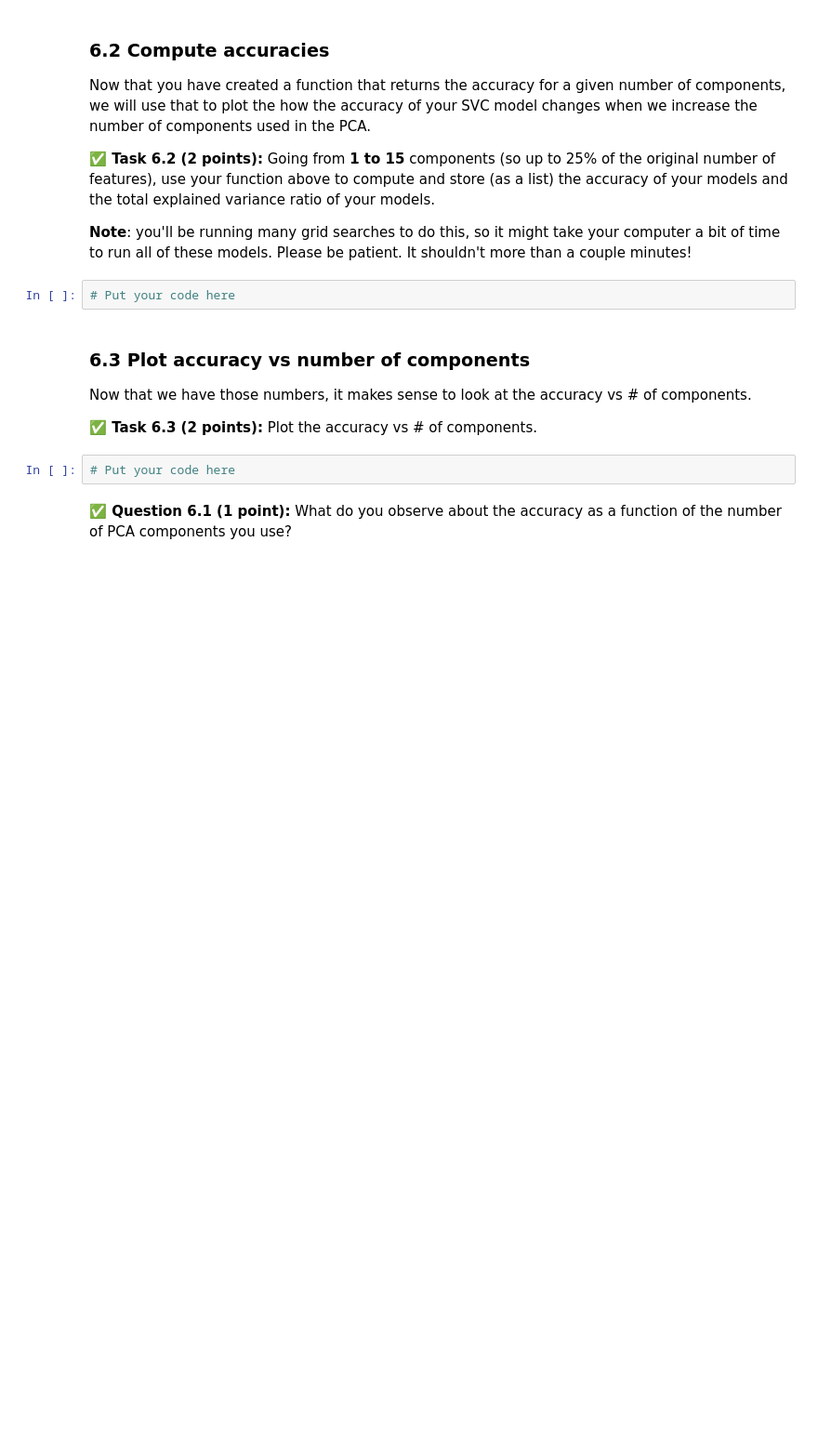
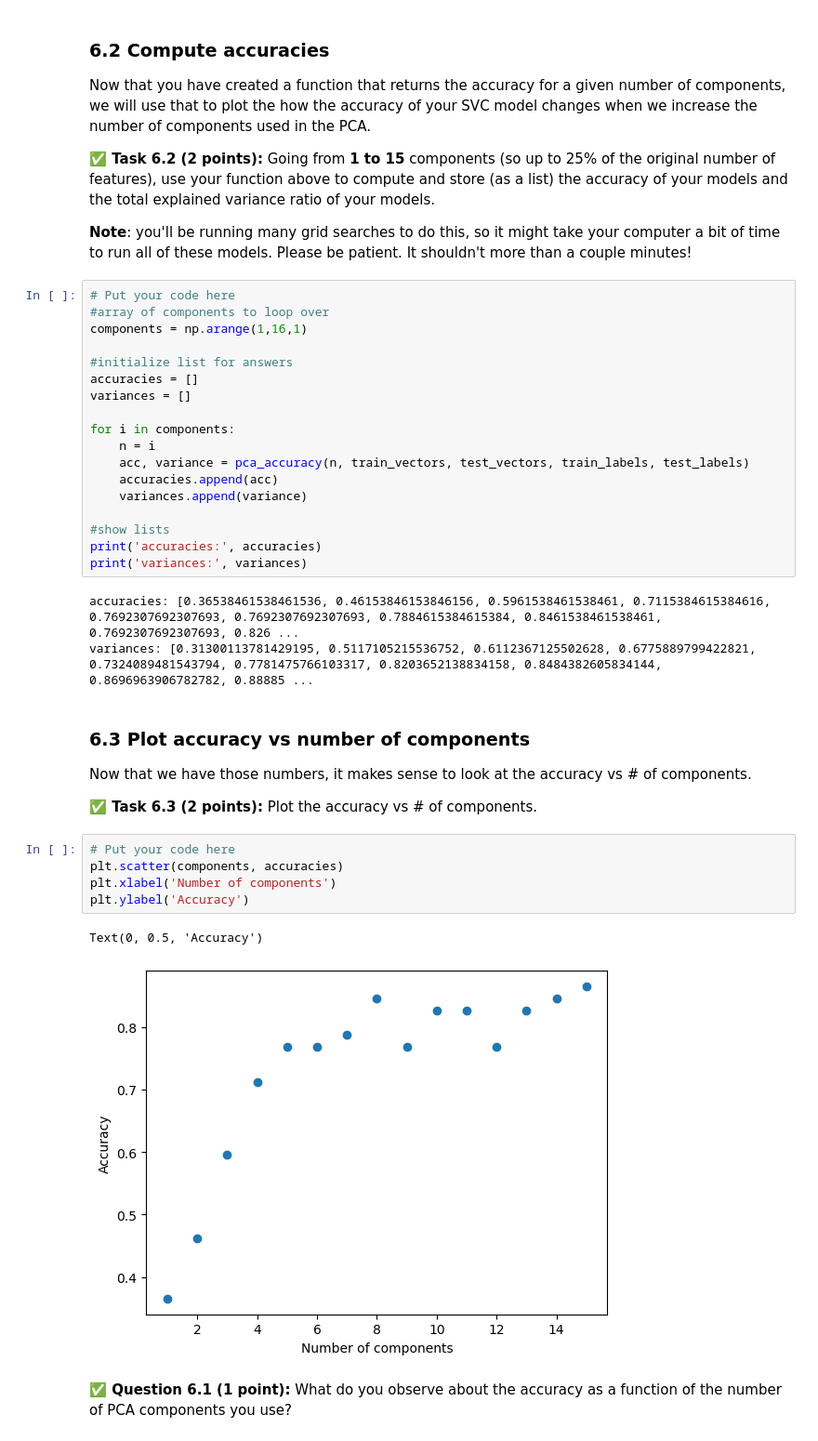
Before and after one commit to sarahhoogstraten/CMSE202-f23-turnin, a Jupyter notebook: hw-04/HW-04_PerceptronSVMandPCA-SarahHoogstraten.ipynb, the cells around one changed output. Shown: that part at 93% size. Drawn from its saved outputs; the diff is of its cells as text; blank space fills up the shorter version.

```diff
--- a/hw-04/HW-04_PerceptronSVMandPCA-SarahHoogstraten.ipynb
+++ b/hw-04/HW-04_PerceptronSVMandPCA-SarahHoogstraten.ipynb
@@ -557,8 +589,27 @@ Now that you have created a function that returns the accuracy for a given numbe
 **&#9989; Task 6.2 (2 points):** Going from **1 to 15** components (so up to 25% of the original number of features), use your function above to compute and store (as a list) the accuracy of your models and the total explained variance ratio of your models.
 
 **Note**: you'll be running many grid searches to do this, so it might take your computer a bit of time to run all of these models. Please be patient. It shouldn't more than a couple minutes!
-# %%
-# Put your code here
+# %%
+# Put your code here
+#array of components to loop over
+components = np.arange(1,16,1)
+
+#initialize list for answers
+accuracies = []
+variances = []
+
+for i in components:
+    n = i
+    acc, variance = pca_accuracy(n, train_vectors, test_vectors, train_labels, test_labels)
+    accuracies.append(acc)
+    variances.append(variance)
+
+#show lists
+print('accuracies:', accuracies)
+print('variances:', variances)
+# %% [output]
+accuracies: [0.36538461538461536, 0.46153846153846156, 0.5961538461538461, 0.7115384615384616, 0.7692307692307693, 0.7692307692307693, 0.7884615384615384, 0.8461538461538461, 0.7692307692307693, 0.826 ...
+variances: [0.31300113781429195, 0.5117105215536752, 0.6112367125502628, 0.6775889799422821, 0.7324089481543794, 0.7781475766103317, 0.8203652138834158, 0.8484382605834144, 0.8696963906782782, 0.88885 ...
 # %% [markdown]
 ### 6.3 Plot accuracy vs number of components
 
@@ -567,5 +618,11 @@ Now that we have those numbers, it makes sense to look at the accuracy vs # of c
 **&#9989; Task 6.3 (2 points):** Plot the accuracy vs # of components.
 # %%
 # Put your code here
+plt.scatter(components, accuracies)
+plt.xlabel('Number of components')
+plt.ylabel('Accuracy')
+# %% [output]
+Text(0, 0.5, 'Accuracy')
+[figure, added]
 # %% [markdown]
 **&#9989; Question 6.1 (1 point):** What do you observe about the accuracy as a function of the number of PCA components you use?
```
Also changed, not shown: parts of 13 cells of this notebook.
